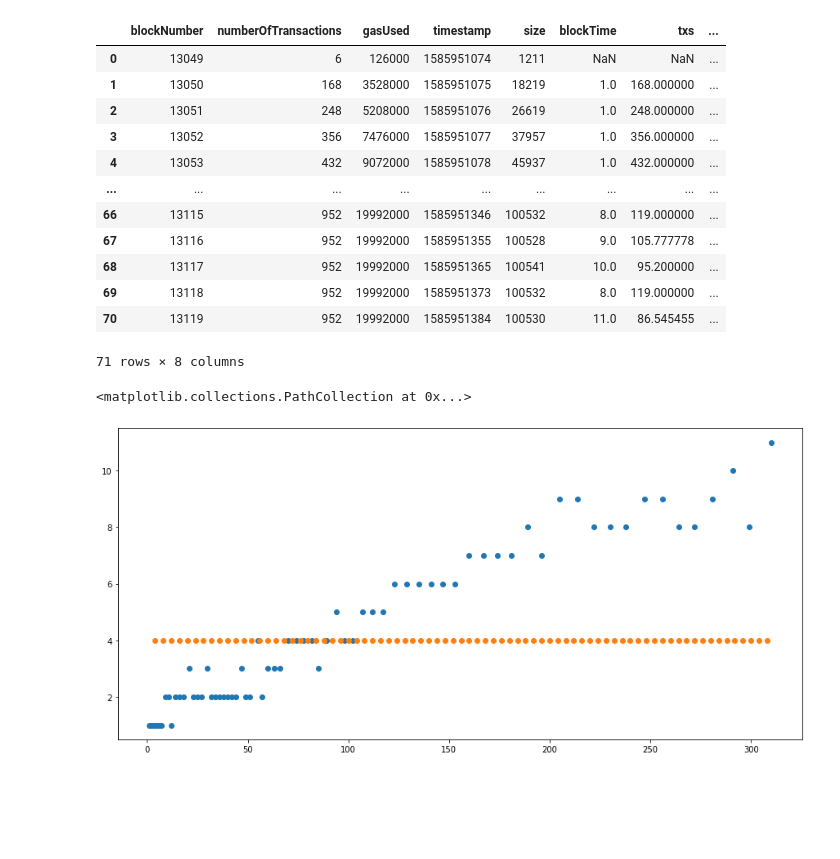
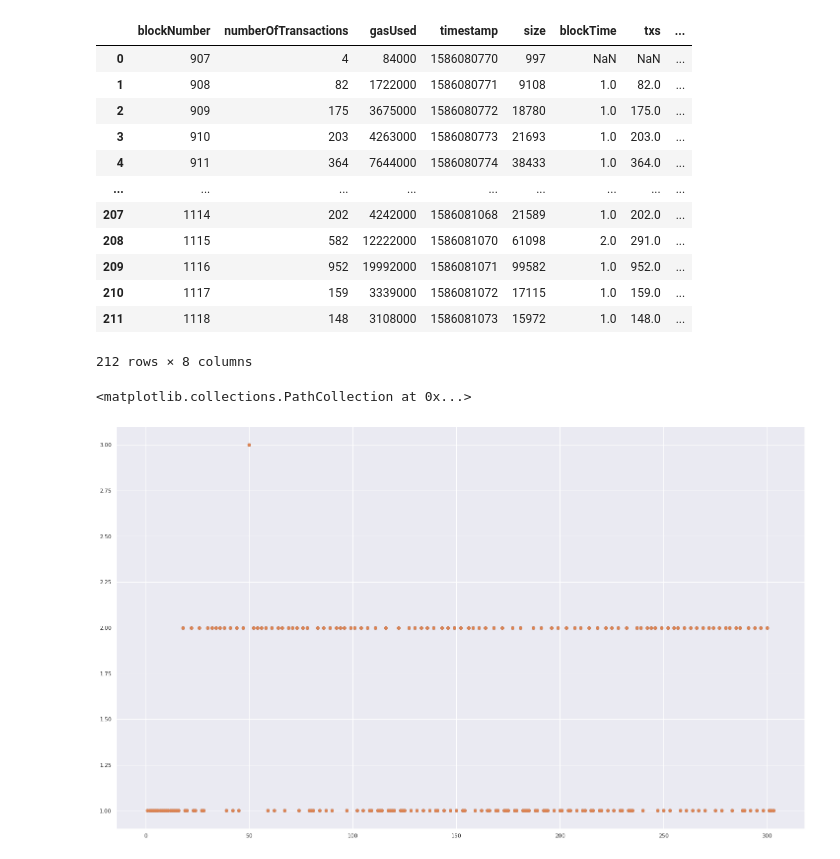
Before and after one commit to lab10-coop/honey-badger-testing, a Jupyter notebook: jupyter/final_throughput.ipynb, the cells around one changed output. Drawn from its saved outputs; the diff is of its cells as text; code cells hidden in the pictures; blank space fills up the shorter version.

Commit message:
test data, charts, and cleanup :)

```diff
--- a/jupyter/final_throughput.ipynb
+++ b/jupyter/final_throughput.ipynb
@@ -1,14 +1,24 @@
 # %%
 # testalgo = 'hbbft'
-testrun = 'final'
-testname = 'throughput2'
+testalgo1 = 'hbbft'
+testrun1 = 'run8'
+testname1 = 'throughput2' # 'throughput1' or 'throughput2'
+
+
+testalgo2 = 'hbbft'
+testrun2 = 'run8'
+testname2 = testname1  # most of the time we wan't to compare the same tests against each other.
+
 
 import numpy as np
 import pandas as pd
 import matplotlib.pyplot as plt
 # %%
 # We use larger plot areas, adjust to your needs.
-plt.rcParams["figure.figsize"] = (15, 7)
+plt.rcParams["figure.figsize"] = (25, 15)
+
+import seaborn as sns
+sns.set(style="darkgrid")
 # %%
 
 def addCalcedColumns(df):
@@ -20,44 +30,43 @@ def addCalcedColumns(df):
 
 # blocksFile = 'data/hbbft/proofs/poolProtection/blocks.log.csv'
 
-blocksFileAura = 'data/aura/' + testrun + '/' + testname + '/blocks.blocks.csv'
-blocksFileHbbft = 'data/hbbft/' + testrun + '/' + testname + '/blocks.blocks.csv'
+blocksFile1 = 'data/' + testalgo1 + '/' + testrun1 + '/' + testname1 + '/blocks.blocks.csv'
+blocksFile2 = 'data/' + testalgo2 + '/' + testrun2 + '/' + testname2 + '/blocks.blocks.csv'
 
 
-dfAura = pd.read_csv(blocksFileAura)
-dfHbbft = pd.read_csv(blocksFileHbbft)
+df1 = pd.read_csv(blocksFile1)
+df2 = pd.read_csv(blocksFile2)
 
 
-addCalcedColumns(dfAura)
-addCalcedColumns(dfHbbft)
+addCalcedColumns(df1)
+addCalcedColumns(df2)
 
 
 # 1585951074
 
-dfHbbft
-#dfAura
+df1
 # %% [output]
 |  | blockNumber | numberOfTransactions | gasUsed | timestamp | size | blockTime | txs | ... |
-| 0 | 13049 | 6 | 126000 | 1585951074 | 1211 | NaN | NaN | ... |
-| 1 | 13050 | 168 | 3528000 | 1585951075 | 18219 | 1.0 | 168.000000 | ... |
-| 2 | 13051 | 248 | 5208000 | 1585951076 | 26619 | 1.0 | 248.000000 | ... |
-| 3 | 13052 | 356 | 7476000 | 1585951077 | 37957 | 1.0 | 356.000000 | ... |
-| 4 | 13053 | 432 | 9072000 | 1585951078 | 45937 | 1.0 | 432.000000 | ... |
+| 0 | 907 | 4 | 84000 | 1586080770 | 997 | NaN | NaN | ... |
+| 1 | 908 | 82 | 1722000 | 1586080771 | 9108 | 1.0 | 82.0 | ... |
+| 2 | 909 | 175 | 3675000 | 1586080772 | 18780 | 1.0 | 175.0 | ... |
+| 3 | 910 | 203 | 4263000 | 1586080773 | 21693 | 1.0 | 203.0 | ... |
+| 4 | 911 | 364 | 7644000 | 1586080774 | 38433 | 1.0 | 364.0 | ... |
 | ... | ... | ... | ... | ... | ... | ... | ... | ... |
-| 66 | 13115 | 952 | 19992000 | 1585951346 | 100532 | 8.0 | 119.000000 | ... |
-| 67 | 13116 | 952 | 19992000 | 1585951355 | 100528 | 9.0 | 105.777778 | ... |
-| 68 | 13117 | 952 | 19992000 | 1585951365 | 100541 | 10.0 | 95.200000 | ... |
-| 69 | 13118 | 952 | 19992000 | 1585951373 | 100532 | 8.0 | 119.000000 | ... |
-| 70 | 13119 | 952 | 19992000 | 1585951384 | 100530 | 11.0 | 86.545455 | ... |
+| 207 | 1114 | 202 | 4242000 | 1586081068 | 21589 | 1.0 | 202.0 | ... |
+| 208 | 1115 | 582 | 12222000 | 1586081070 | 61098 | 2.0 | 291.0 | ... |
+| 209 | 1116 | 952 | 19992000 | 1586081071 | 99582 | 1.0 | 952.0 | ... |
+| 210 | 1117 | 159 | 3339000 | 1586081072 | 17115 | 1.0 | 159.0 | ... |
+| 211 | 1118 | 148 | 3108000 | 1586081073 | 15972 | 1.0 | 148.0 | ... |
-71 rows × 8 columns
+212 rows × 8 columns
 # %%
 #blocktime chart.
 
-plt.scatter(dfHbbft.blockTimeSinceStart, dfHbbft.blockTime)
-plt.scatter(dfAura.blockTimeSinceStart, dfAura.blockTime)
+plt.scatter(df1.blockTimeSinceStart, df1.blockTime)
+plt.scatter(df2.blockTimeSinceStart, df2.blockTime)
 # %% [output]
 <matplotlib.collections.PathCollection at 0x...>
-[figure, old version]
+[figure, new version]
 # %%
 #transactions per block.
 
```
Also changed, not shown: parts of 11 cells of this notebook, 44 other files.
